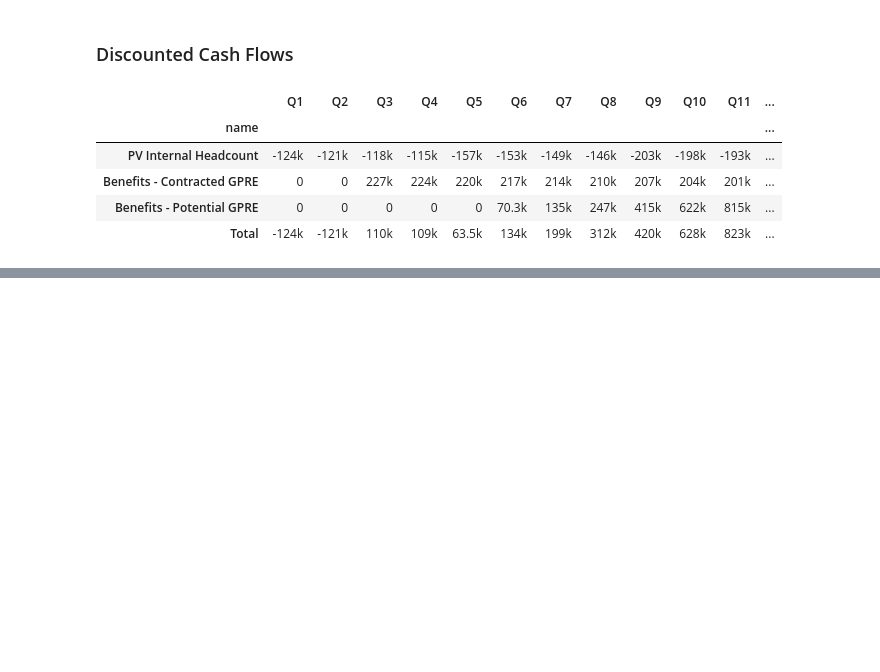
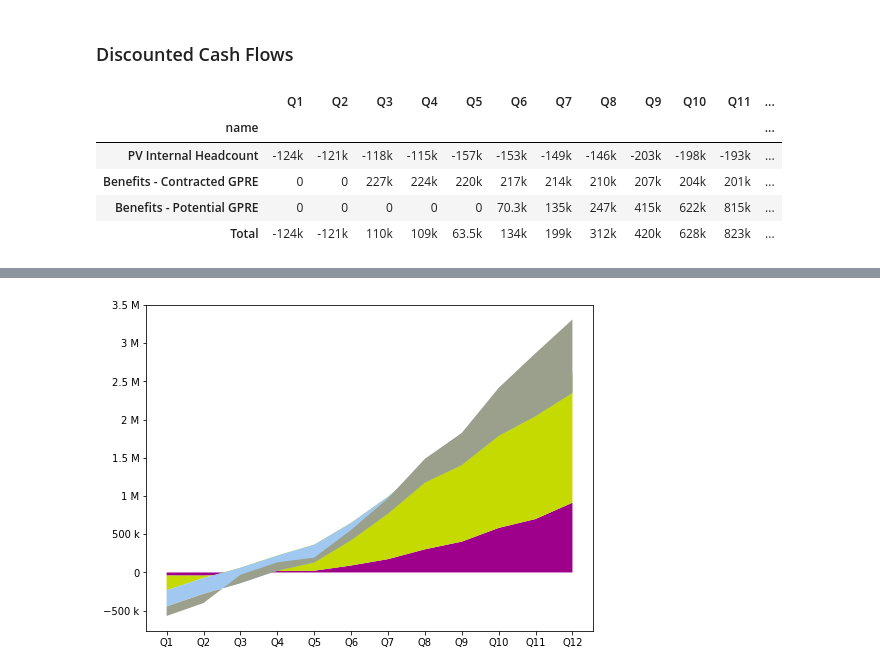
Before and after one commit to ldnelso2/portfolio, a Jupyter notebook: nz_portfolio_dashboard.ipynb, the cells around one changed output, grey strips where cells are left out. Saved outputs shown, nothing was run; the diff lists cells and outputs as text; code cells hidden in the pictures; blank space fills up the shorter version.

```diff
--- a/nz_portfolio_dashboard.ipynb
+++ b/nz_portfolio_dashboard.ipynb
@@ -55,6 +55,7 @@ def sheet_row_to_cf(row):
             name = row.name,
             is_cost = row.is_cost,
             start_amt = row.start_value,
+            vc_per_dg = COST_VARIABLE
         )
     else:  # PortfolioFTEParser
         return FTECashFlow(
@@ -364,6 +365,27 @@ INT - EBITDA
 [interactive output not drawn]
 PV - EBITDA
 [interactive output not drawn]
+# %%
+def plot_stack_ebitda_contribution(is_discounted):
+    flows = [quarter_labels]  # first argument are x-labels in stackplots
+    fig, ax = plt.subplots(figsize=(8, 6))
+    fig.patch.set_facecolor('#ffffff')
+    ax.yaxis.set_major_formatter(ticker.EngFormatter())
+    cf_attribute = 'discounted_qtr' if is_discounted else 'non_discounted_qtr'
+    for project in projects:
+        aggregated_qtr = combine_flows(project.cash_flows, cf_attribute)
+        flows.append(aggregated_qtr)
+
+    plt.stackplot(
+        *flows,
+        labels=list(map(lambda p: p.name, projects)),
+        colors=colors
+    )
+    plt.show()
+
+plot_stack_ebitda_contribution(is_discounted=True)
+# %% [output]
+[figure, added]
 # %%
 graph_out = widgets.Output()
 
```
Also changed, not shown: 1 other file.
